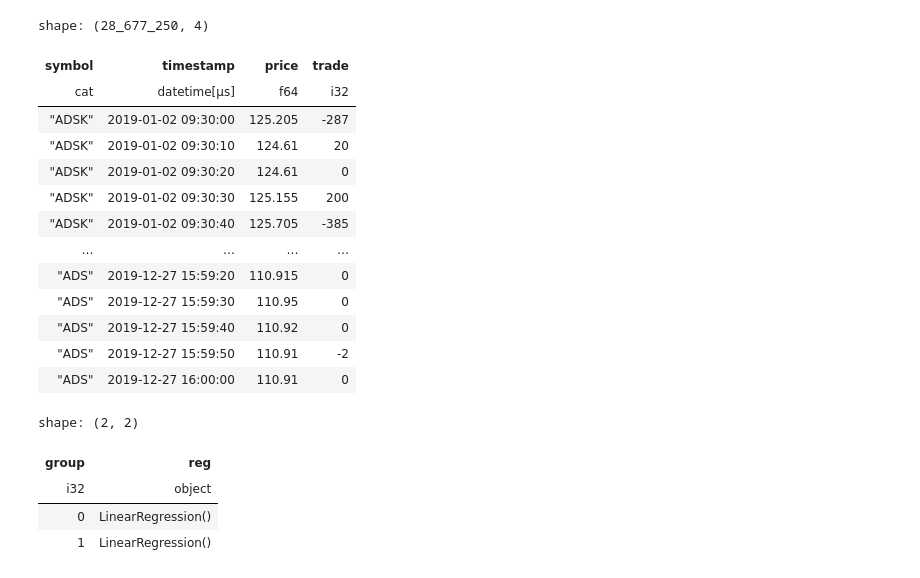
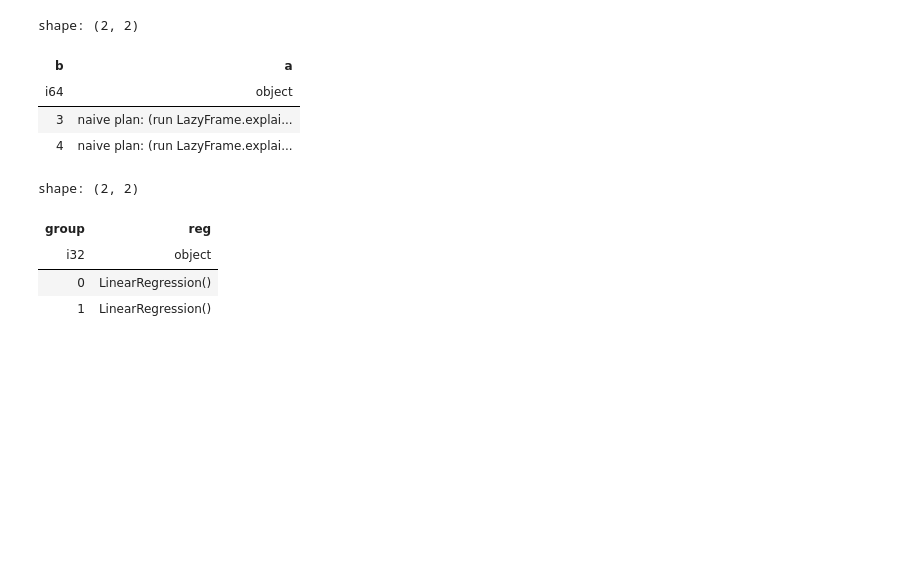
Before and after one commit to lachlanbaxter/impactpy, a Jupyter notebook: testing/scrap2.ipynb, the cells around one changed output. Cells and saved outputs as stored; diff of their text form; code cells hidden in the pictures; blank space fills up the shorter version.

```diff
--- a/testing/scrap2.ipynb
+++ b/testing/scrap2.ipynb
@@ -19,23 +19,6 @@ p = Path().resolve().parents[0] / 'data' / 'raw_bin_samples' / 'clean.arrow'
 lf = pl.scan_ipc(p)
 # %%
 df = lf.collect()
-# %%
-df
-# %% [output]
-shape: (28_677_250, 4)
-| symbol | timestamp | price | trade |
-| cat | datetime[μs] | f64 | i32 |
-| "ADSK" | 2019-01-02 09:30:00 | 125.205 | -287 |
-| "ADSK" | 2019-01-02 09:30:10 | 124.61 | 20 |
-| "ADSK" | 2019-01-02 09:30:20 | 124.61 | 0 |
-| "ADSK" | 2019-01-02 09:30:30 | 125.155 | 200 |
-| "ADSK" | 2019-01-02 09:30:40 | 125.705 | -385 |
-| … | … | … | … |
-| "ADS" | 2019-12-27 15:59:20 | 110.915 | 0 |
-| "ADS" | 2019-12-27 15:59:30 | 110.95 | 0 |
-| "ADS" | 2019-12-27 15:59:40 | 110.92 | 0 |
-| "ADS" | 2019-12-27 15:59:50 | 110.91 | -2 |
-| "ADS" | 2019-12-27 16:00:00 | 110.91 | 0 |
 # %%
 window = 30
 
@@ -240,6 +297,17 @@ class MyTrans(TransformerMixin, BaseEstimator):
 	def score(self, X, y):
 		print('score')
 		return self.score_
+# %%
+xx = pl.LazyFrame({'a': [1, 2]})
+z = xx.select(pl.col('a').first())
+yy = pl.LazyFrame({'b': [3, 4]})
+yy.with_columns(a=pl.lit(z, allow_object=True)).collect()
+# %% [output]
+shape: (2, 2)
+| b | a |
+| i64 | object |
+| 3 | naive plan: (run LazyFrame.explai... |
+| 4 | naive plan: (run LazyFrame.explai... |
 # %%
 n = 1_000
 x = np.random.normal(0, 1, n)
```
Also changed, not shown: parts of 10 cells of this notebook, 2 other files.
